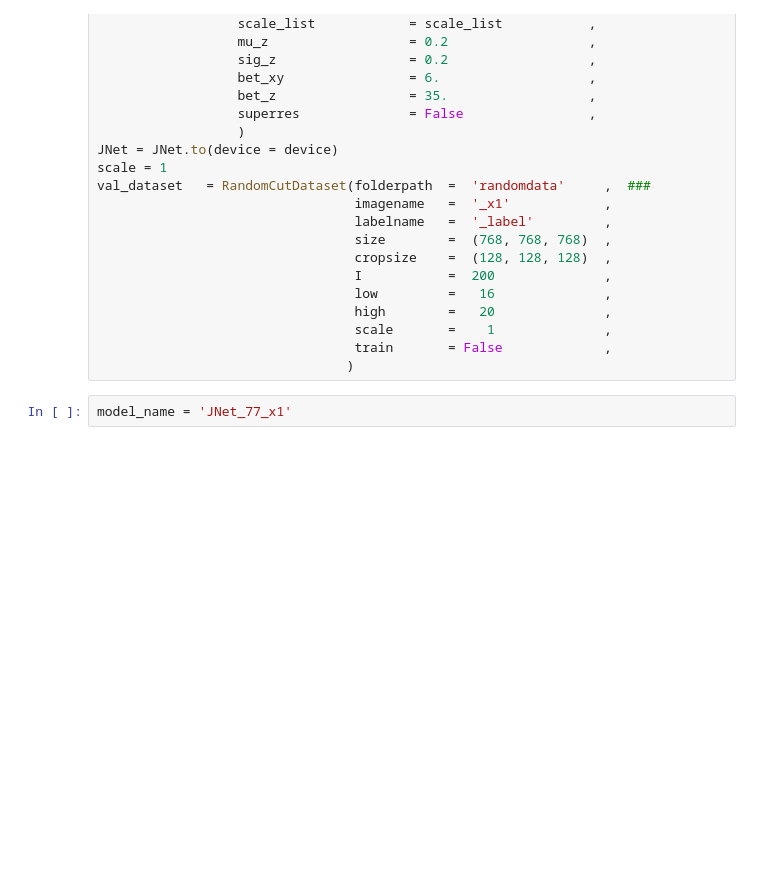
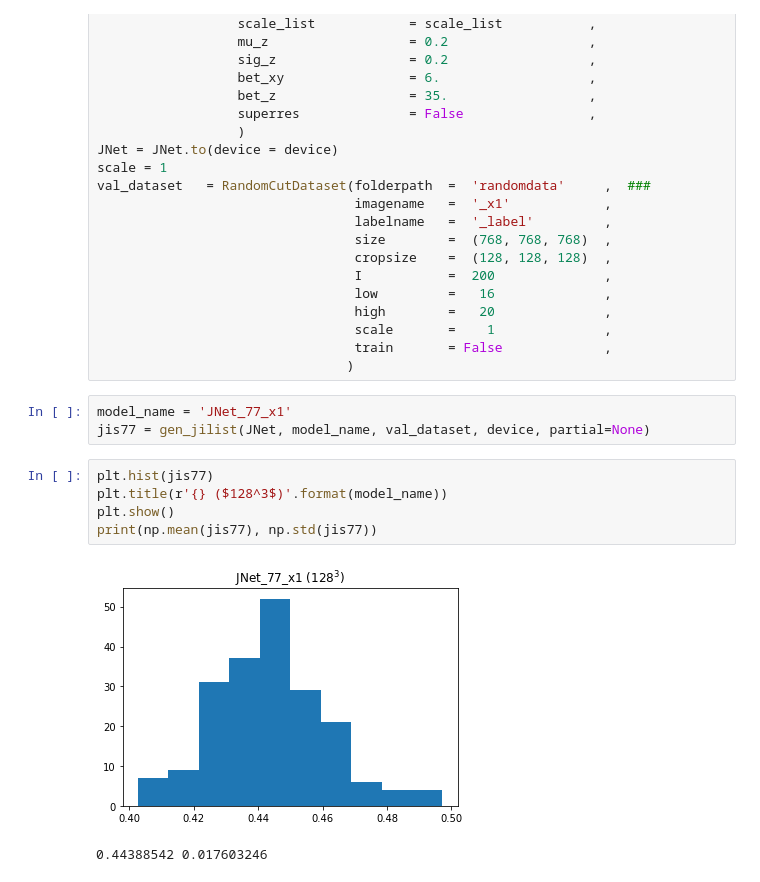
Before and after one commit to HaLU-9000/JNet, a Jupyter notebook: evaluations.ipynb, the cells around one changed output. Saved outputs shown, nothing was run; the diff lists cells and outputs as text; blank space fills up the shorter version.

```diff
--- a/evaluations.ipynb
+++ b/evaluations.ipynb
@@ -44,5 +44,14 @@ val_dataset   = RandomCutDataset(folderpath  =  'randomdata'     ,  ###
                                  scale       =    1              ,
                                  train       = False             ,
                                 )
-# %%
-model_name = 'JNet_77_x1'
+# %%
+model_name = 'JNet_77_x1'
+jis77 = gen_jilist(JNet, model_name, val_dataset, device, partial=None)
+# %%
+plt.hist(jis77)
+plt.title(r'{} ($128^3$)'.format(model_name))
+plt.show()
+print(np.mean(jis77), np.std(jis77))
+# %% [output]
+[figure, added]
+0.44388542 0.017603246
```
Also changed, not shown: parts of 17 cells of this notebook, 1 other file.
